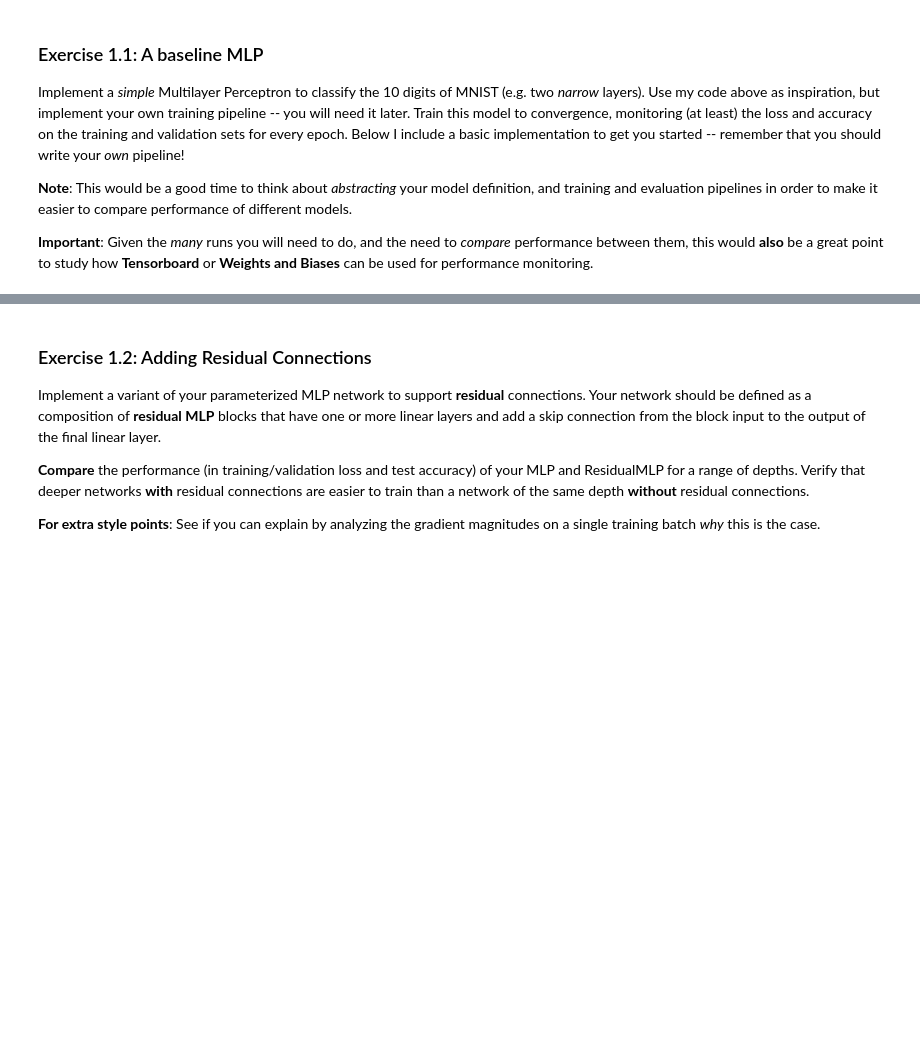
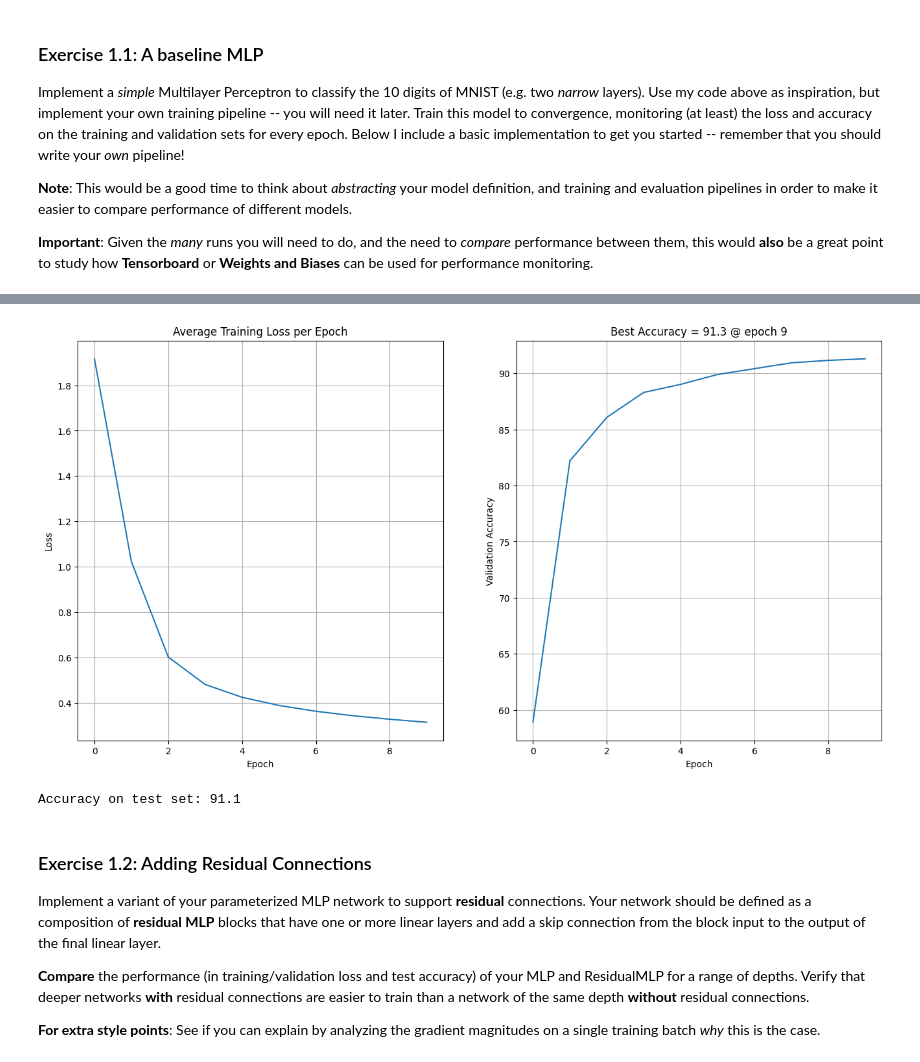
Before and after one commit to digesaremarco/Deep_Learning_Applications, a Jupyter notebook: Lab1-CNNs.ipynb, the cells around one changed output, grey strips where cells are left out. Cells and saved outputs as stored; diff of their text form; code cells hidden in the pictures; blank space fills up the shorter version.

```diff
--- a/Lab1-CNNs.ipynb
+++ b/Lab1-CNNs.ipynb
@@ -227,0 +257,24 @@ Implement a *simple* Multilayer Perceptron to classify the 10 digits of MNIST (e
+# %%
+from types import SimpleNamespace
+
+opts = SimpleNamespace(
+    dataset='MNIST',
+    input_size = 28*28,
+    hidden_layers = 2,
+    hidden_size = 16,
+    num_classes = 10,
+    epochs = 10,
+    lr = 0.0001,
+    batch_size = 128,
+    device = 'cuda' if torch.cuda.is_available() else 'cpu'
+)
+
+# Dataloaders
+dl_train = torch.utils.data.DataLoader(ds_train, opts.batch_size, shuffle=True, num_workers=4)
+dl_val   = torch.utils.data.DataLoader(ds_val, opts.batch_size, num_workers=4)
+dl_test  = torch.utils.data.DataLoader(ds_test, opts.batch_size, shuffle=True, num_workers=4)
+
+model = MyMLP(opts)
+optimizer = torch.optim.Adam(model.parameters(), lr=opts.lr)
+
+losses, accuracies = train_model(model, dl_train, dl_val, opts, optimizer)
@@ -228,3 +299,30 @@ Implement a *simple* Multilayer Perceptron to classify the 10 digits of MNIST (e
+# %%
+def plot_losses_and_accuracies(losses, accuracies):
+    plt.figure(figsize=(16, 8))
+
+    plt.subplot(1, 2, 1)
+    plt.grid()
+    plt.plot(losses)
+    plt.xlabel('Epoch')
+    plt.ylabel('Loss')
+    plt.title('Average Training Loss per Epoch')
+
+    plt.subplot(1, 2, 2)
+    plt.grid()
+    plt.plot(accuracies)
+    plt.xlabel('Epoch')
+    plt.ylabel('Validation Accuracy')
+    plt.title(f'Best Accuracy = {np.max(accuracies)} @ epoch {np.argmax(accuracies)}')
+
+plot_losses_and_accuracies(losses, accuracies)
+# %% [output]
+[figure, added]
+# %%
+# Print metrics on test set
+accuracy = evaluate_model(model, dl_test, opts)
+print(f'Accuracy on test set: {accuracy}')
+# %% [output]
+Accuracy on test set: 91.1
 # %% [markdown]
 ### Exercise 1.2: Adding Residual Connections
 
```
Also changed, not shown: parts of 6 cells of this notebook.
